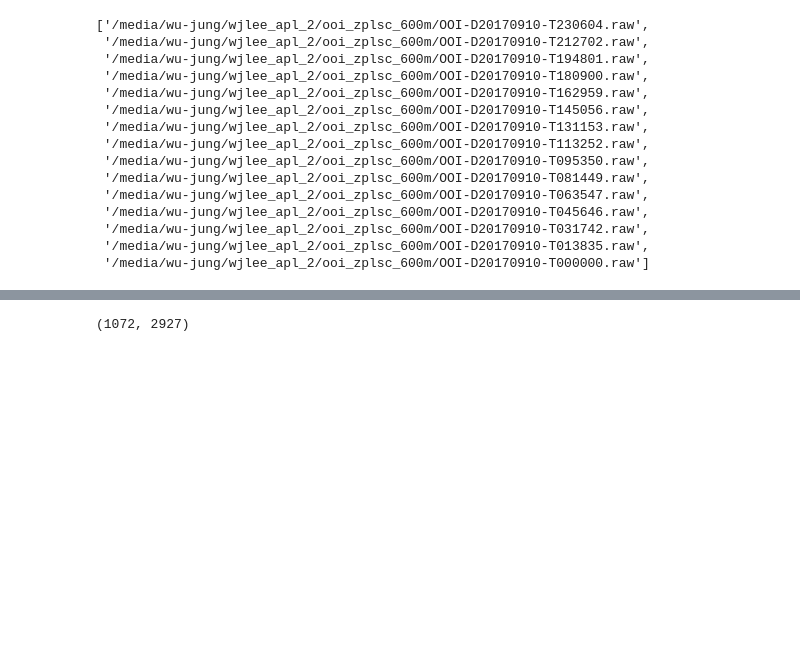
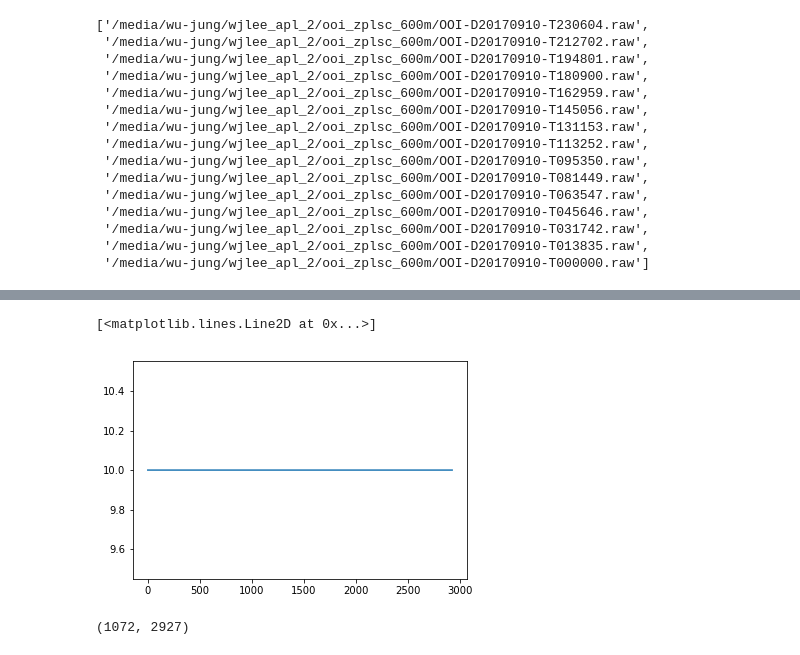
Before and after one commit to valentina-s/ooi_sonar, a Jupyter notebook: Check power2Sv conversion_201709_usenewdata.ipynb, the cells around one changed output, grey strips where cells are left out. Cells and saved outputs as stored; diff of their text form; code cells hidden in the pictures; blank space fills up the shorter version.

```diff
--- a/Check power2Sv conversion_201709_usenewdata.ipynb
+++ b/Check power2Sv conversion_201709_usenewdata.ipynb
@@ -33,3 +35,8 @@ particle_data, data_times, power_data_dict, freq, bin_size, config_header, confi
+# %%
+plt.plot(temperature)
+# %% [output]
+[<matplotlib.lines.Line2D at 0x...>]
+[figure, added]
 # %%
 data_mtx = get_data_mtx(power_data_dict,freq)
 # %%
```
Also changed, not shown: parts of 4 cells of this notebook, 2 other files.
